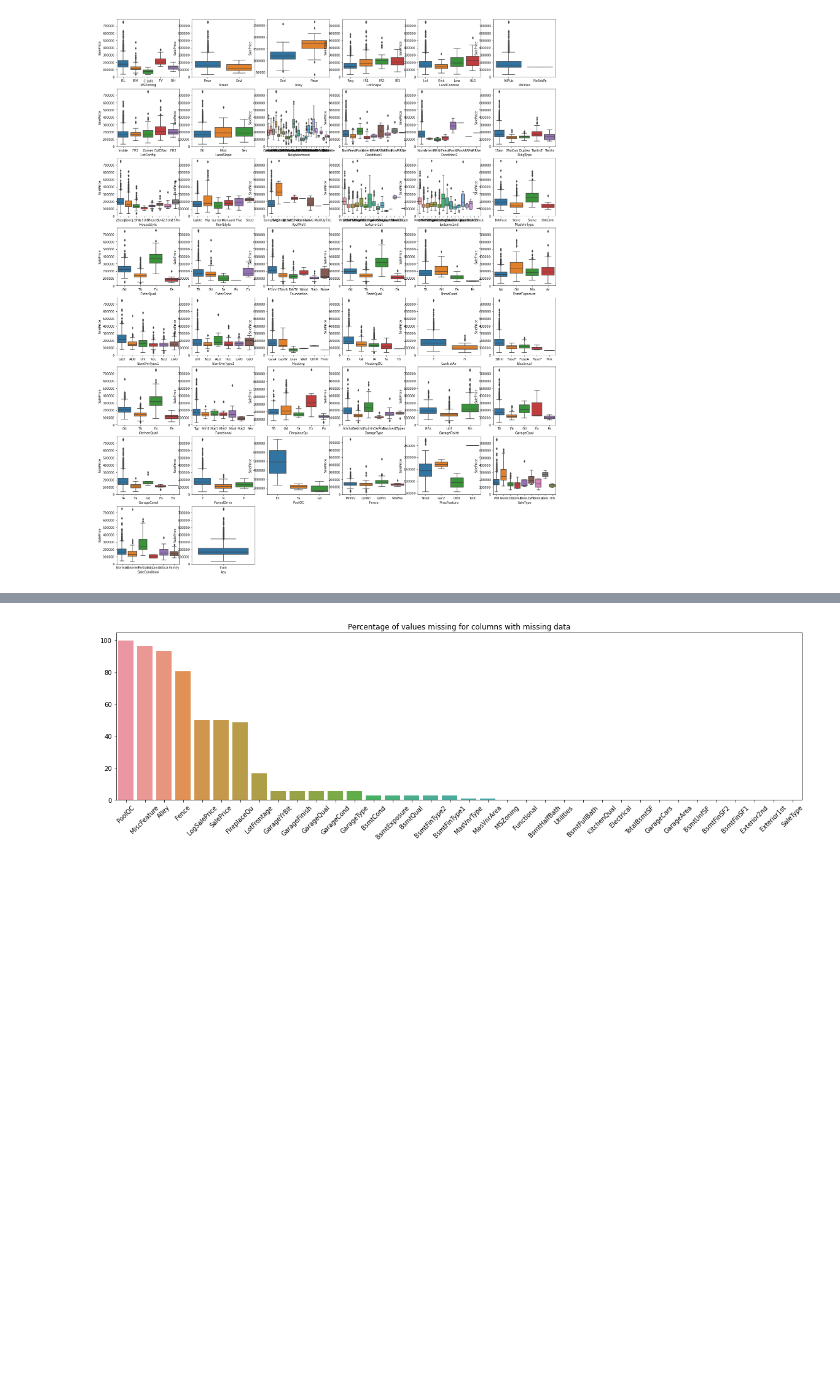
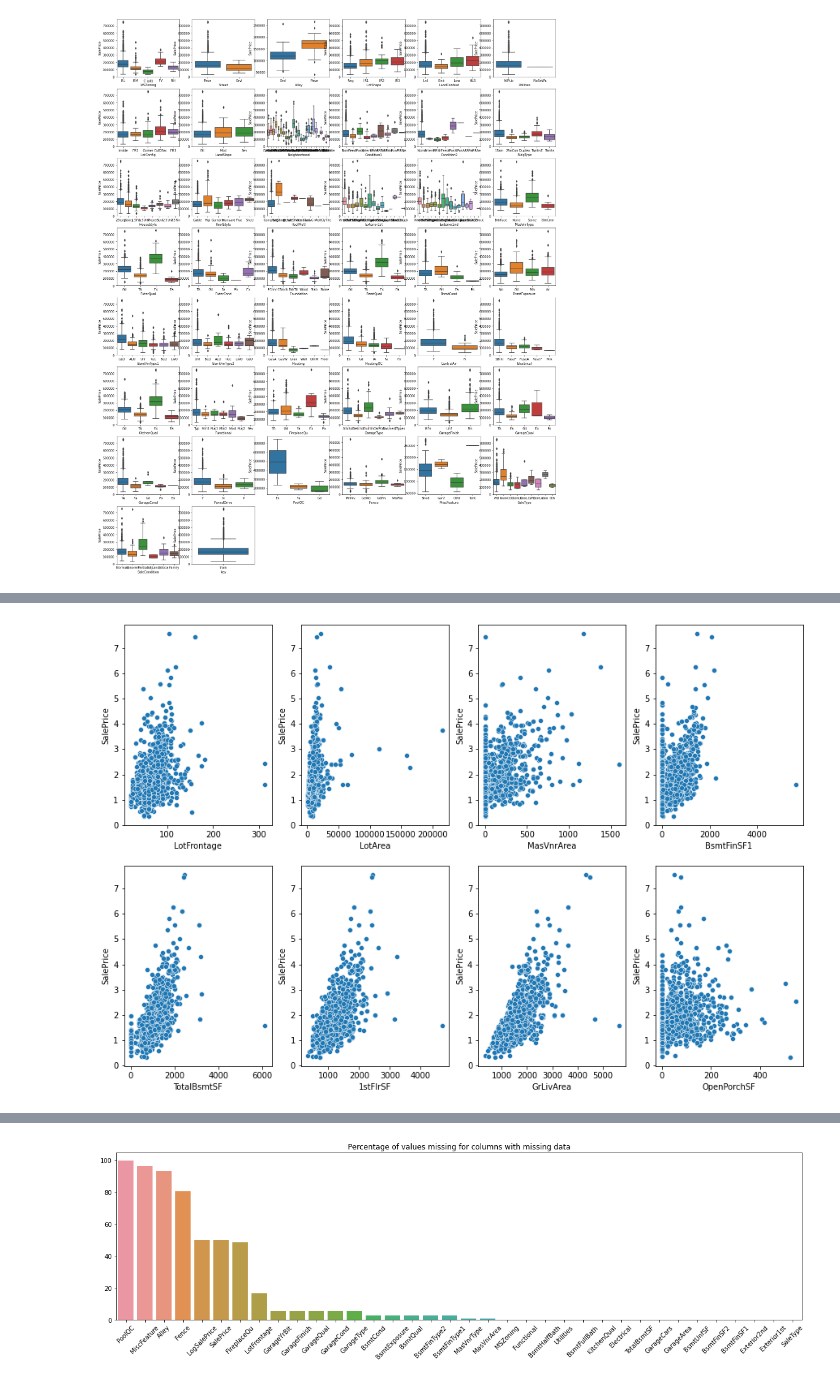
Before and after one commit to JackPierce11/Predicting-House-Prices, a Jupyter notebook: predicting-house-prices.ipynb, the cells around one changed output, grey strips where cells are left out. Drawn from its saved outputs; the diff is of its cells as text; code cells hidden in the pictures; blank space fills up the shorter version.

```diff
--- a/predicting-house-prices.ipynb
+++ b/predicting-house-prices.ipynb
@@ -173,0 +204,11 @@ Lets look at the missing values in the entire dataset and work out how to deal w
+# %%
+# Identifying visually multivariate outliers
+cols_outliers = ['LotFrontage', 'LotArea', 'MasVnrArea', 'BsmtFinSF1', 'TotalBsmtSF', '1stFlrSF', 'GrLivArea', 'OpenPorchSF']
+
+fig = plt.figure(figsize=(15,10))
+
+for ind, col in enumerate(cols_outliers):
+    ax = plt.subplot(2,4,ind+1)
+    sns.scatterplot(data=train, y=train['SalePrice']/100000, x=train[col])
+# %% [output]
+[figure, added]
```
Also changed, not shown: parts of 61 cells of this notebook.
